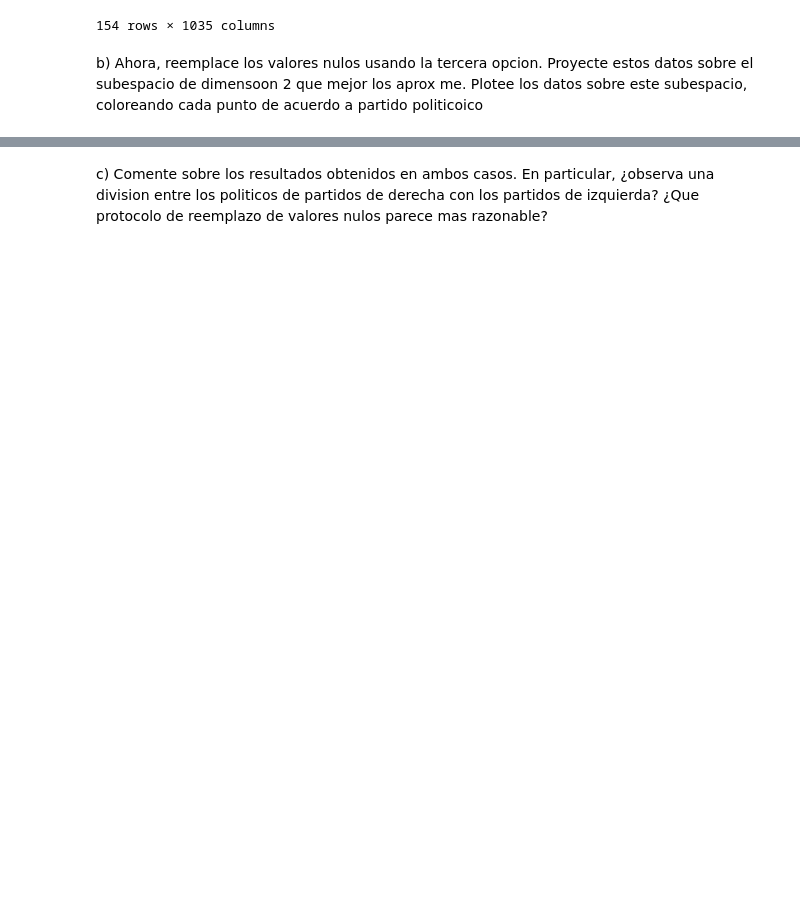
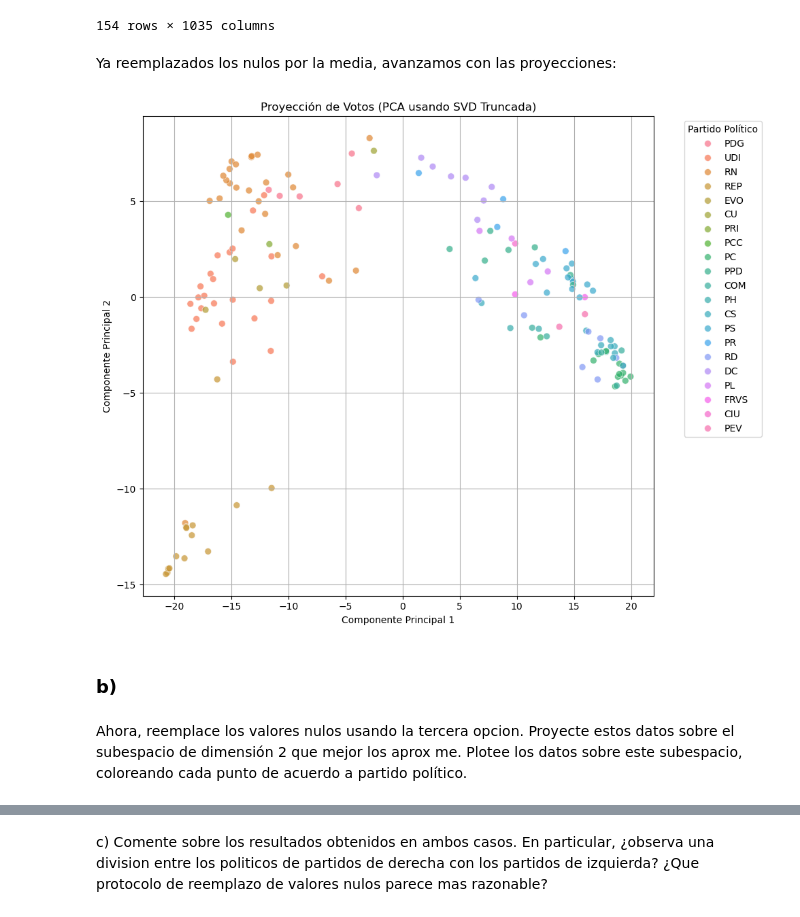
Before and after one commit to fernandaleroy/Proyecto-Algebra-, a Jupyter notebook: Codigo_Proyecto_SVD.ipynb, the cells around one changed output, grey strips where cells are left out. Drawn from its saved outputs; the diff is of its cells as text; code cells hidden in the pictures; blank space fills up the shorter version.

Commit message:
Proyecciones de a y b aplicadas

```diff
--- a/Codigo_Proyecto_SVD.ipynb
+++ b/Codigo_Proyecto_SVD.ipynb
@@ -317,10 +401,52 @@ df_a
 | 152 | Hertz Cádiz, Carmen | 0.0 | 0.0 | 1.0 | 1.0 | 1.0 | 1.0 | 1.0 | 1.0 | 0.0 | ... | ... |
 | 153 | Rojas Valderrama, Camila | 0.0 | 0.0 | 1.0 | 1.0 | 1.0 | 1.0 | 1.0 | 1.0 | 0.0 | ... | ... |
 154 rows × 1035 columns
+# %% [markdown]
+Ya reemplazados los nulos por la media, avanzamos con las proyecciones:
+# %%
+partidos = df_a['party']
+X_numerico = df_a.select_dtypes(include=np.number)
+
+# Centrado de los datos (resta de vectores/matrices)
+X_centrado = X_numerico - X_numerico.mean(axis=0)
+
+# Convertir a array de NumPy para la SVD y el producto punto
+X = X_centrado.values
+# %%
+# (k=2 para 2 dimensiones)
+U, S, V_T = truncated_svd(X, k=2)
+
+# Las columnas de V (transpuesta de V_T) son las 2 componentes principales
+componentes_principales = V_T.T
+# %%
+# Producto matriz (X) por matriz de transpuesta
+X_proyectado = np.dot(X, componentes_principales)
+# %%
+df_pca_final = pd.DataFrame(data = X_proyectado,
+                              columns = ['CP 1', 'CP 2'])
+df_pca_final['Partido'] = partidos.values
+
+plt.figure(figsize=(10, 8))
+sns.scatterplot(x='CP 1',
+                y='CP 2',
+                hue='Partido',
+                data=df_pca_final,
+                s=50, alpha=0.7)
+plt.title('Proyección de Votos (PCA usando SVD Truncada)')
+plt.xlabel('Componente Principal 1')
+plt.ylabel('Componente Principal 2')
+plt.grid(True)
+plt.legend(title='Partido Político', bbox_to_anchor=(1.05, 1), loc='upper left')
+plt.tight_layout()
+plt.show()
+# %% [output]
+[figure, added]
+# %% [markdown]
+### b)
 # %% [markdown]
-b) Ahora, reemplace los valores nulos usando la tercera opcion. Proyecte
-estos datos sobre el subespacio de dimensoon 2 que mejor los aprox
+Ahora, reemplace los valores nulos usando la tercera opcion. Proyecte
+estos datos sobre el subespacio de dimensión 2 que mejor los aprox
 me. Plotee los datos sobre este subespacio, coloreando cada punto de
-acuerdo a partido politicoico
+acuerdo a partido político.
 # %%
 lista_partidos = df["party"].tolist()
```
Also changed, not shown: parts of 29 cells of this notebook.
